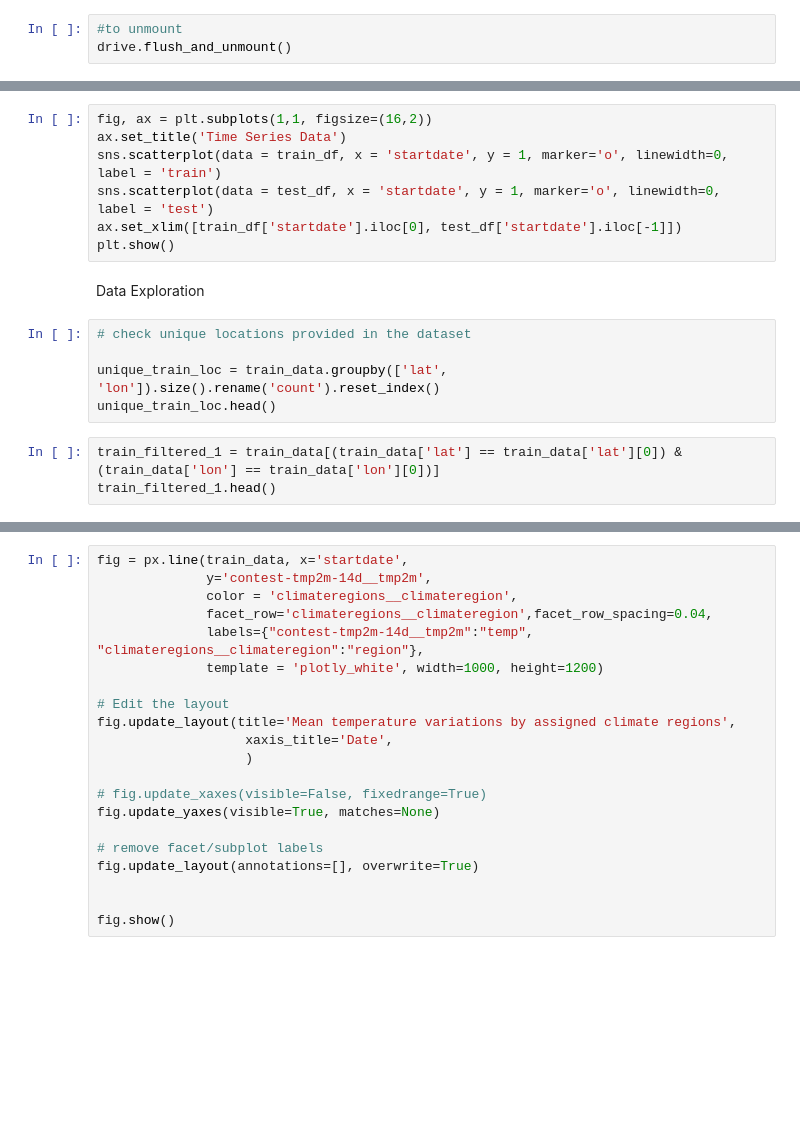
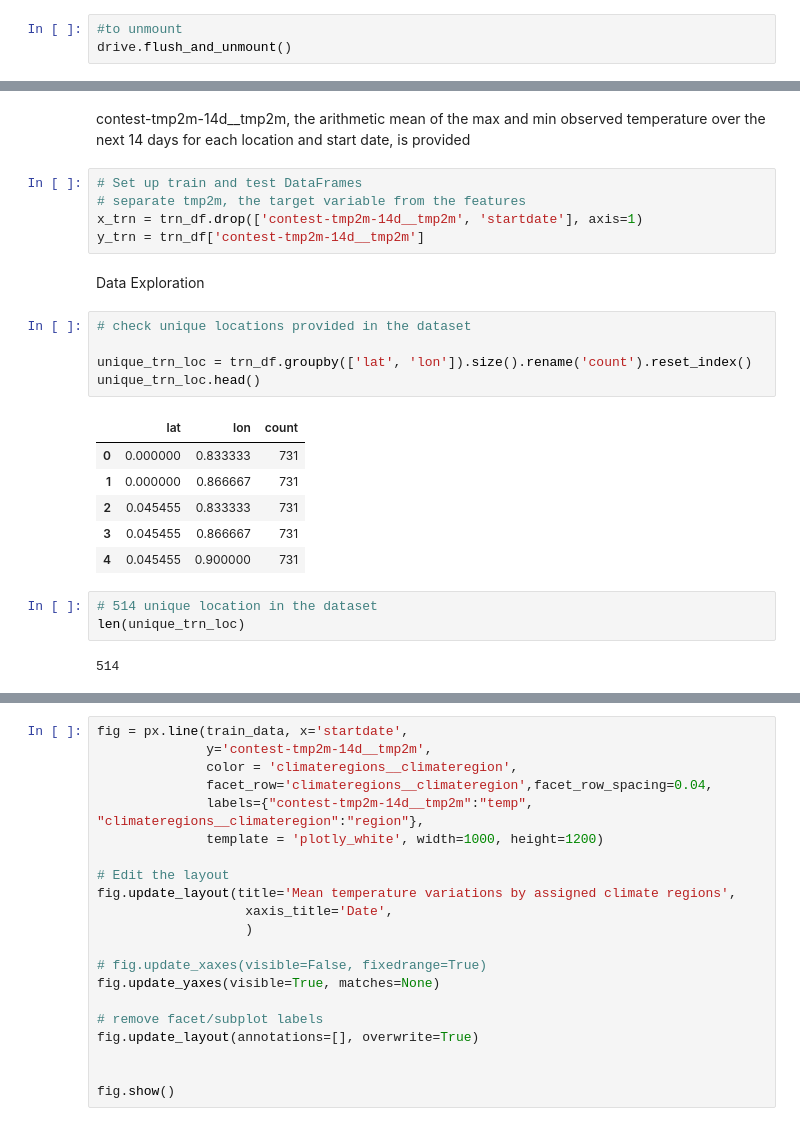
Before and after one commit to GagraniV/WiDS2023, a Jupyter notebook: VJ_WiDS_Jan132023.ipynb, the cells around one changed output, grey strips where cells are left out. Cells and saved outputs as stored; diff of their text form; blank space fills up the shorter version.

```diff
--- a/VJ_WiDS_Jan132023.ipynb
+++ b/VJ_WiDS_Jan132023.ipynb
@@ -57,17 +170,26 @@ print(trgt)
-# %%
-fig, ax = plt.subplots(1,1, figsize=(16,2))
-ax.set_title('Time Series Data')
-sns.scatterplot(data = train_df, x = 'startdate', y = 1, marker='o', linewidth=0, label = 'train')
-sns.scatterplot(data = test_df, x = 'startdate', y = 1, marker='o', linewidth=0, label = 'test')
-ax.set_xlim([train_df['startdate'].iloc[0], test_df['startdate'].iloc[-1]])
-plt.show()
+# %% [markdown]
+contest-tmp2m-14d__tmp2m, the arithmetic mean of the max and min observed temperature over the next 14 days for each location and start date, is provided
+# %%
+# Set up train and test DataFrames
+# separate tmp2m, the target variable from the features
+x_trn = trn_df.drop(['contest-tmp2m-14d__tmp2m', 'startdate'], axis=1)
+y_trn = trn_df['contest-tmp2m-14d__tmp2m']
 # %% [markdown]
 Data Exploration
 # %%
 # check unique locations provided in the dataset
 
-unique_train_loc = train_data.groupby(['lat', 'lon']).size().rename('count').reset_index()
-unique_train_loc.head()
+unique_trn_loc = trn_df.groupby(['lat', 'lon']).size().rename('count').reset_index()
+unique_trn_loc.head()
+# %% [output]
+|  | lat | lon | count |
+| 0 | 0.000000 | 0.833333 | 731 |
+| 1 | 0.000000 | 0.866667 | 731 |
+| 2 | 0.045455 | 0.833333 | 731 |
+| 3 | 0.045455 | 0.866667 | 731 |
+| 4 | 0.045455 | 0.900000 | 731 |
-# %%
-train_filtered_1 = train_data[(train_data['lat'] == train_data['lat'][0]) & (train_data['lon'] == train_data['lon'][0])]
-train_filtered_1.head()
+# %%
+# 514 unique location in the dataset
+len(unique_trn_loc)
+# %% [output]
+514
```
Also changed, not shown: parts of 19 cells of this notebook.
